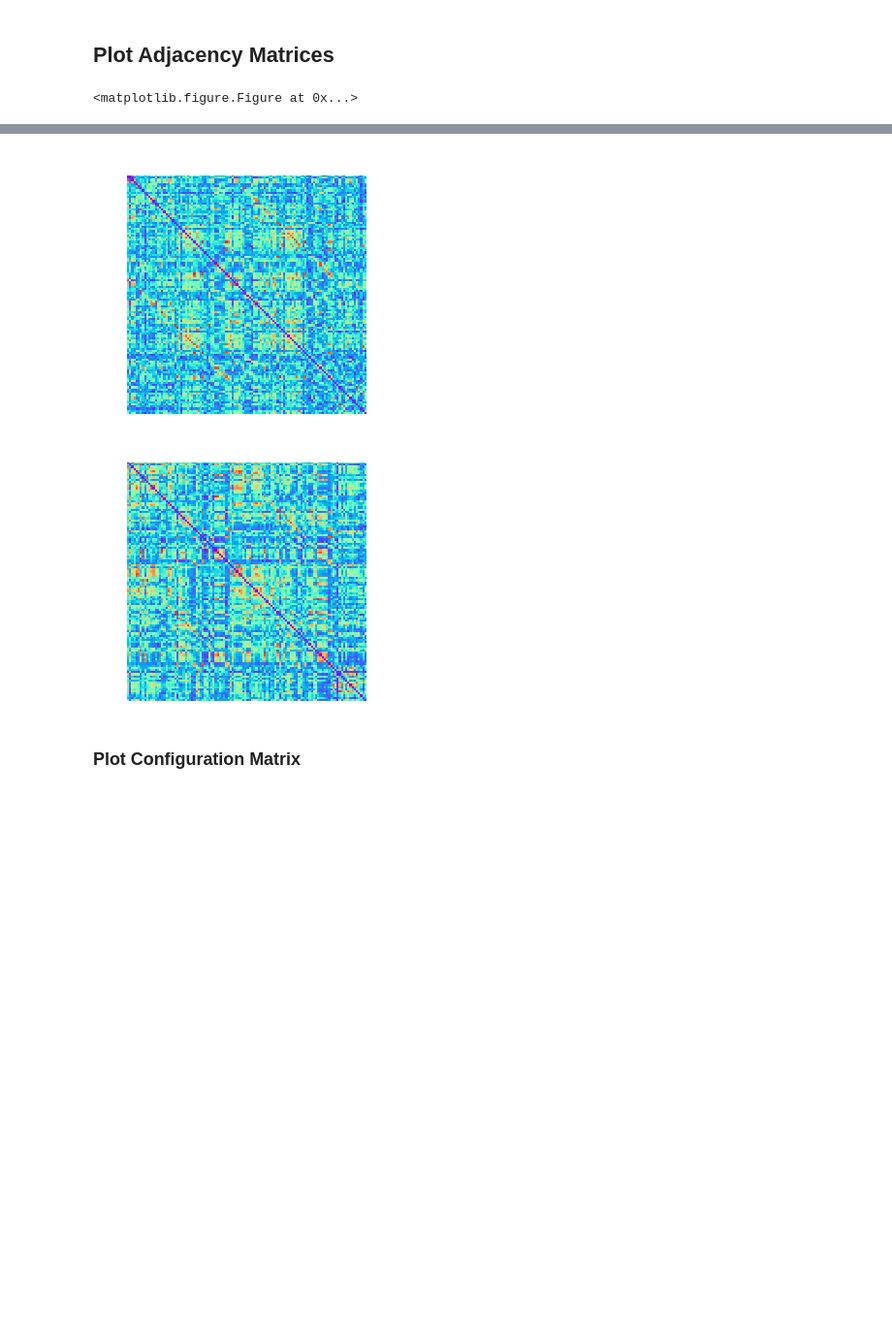
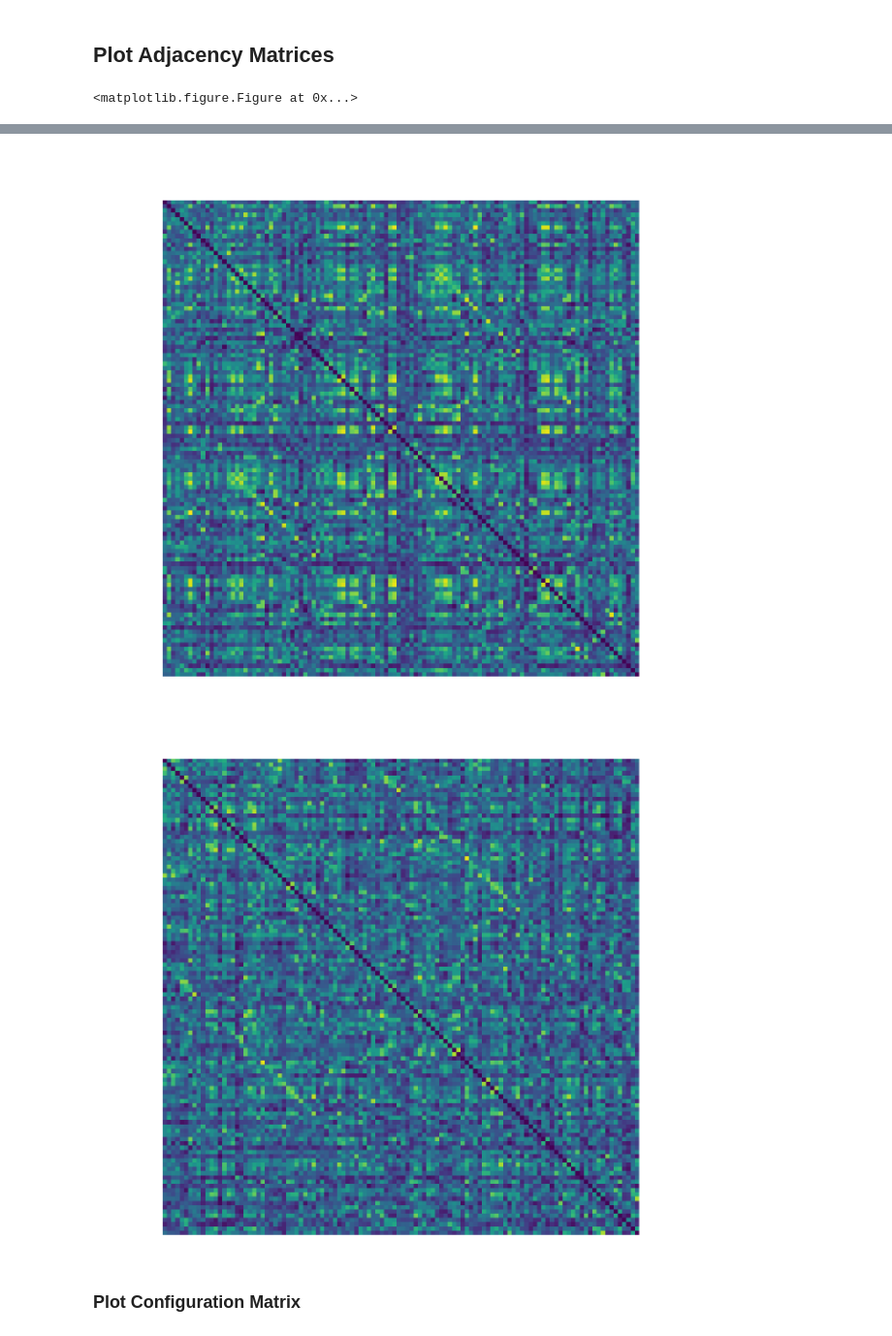
Before and after one commit to akhambhati/rs-2016-FuncBrainSubgraph, a Jupyter notebook: Analysis_Notebooks/e01-Measure_Dynamic_Functional_Networks_of_Multiband_rs-fMRI.ipynb, the cells around one changed output, grey strips where cells are left out. Shown at 97% size. Cells and saved outputs as stored; diff of their text form; code cells hidden in the pictures; blank space fills up the shorter version.

```diff
--- a/Analysis_Notebooks/e01-Measure_Dynamic_Functional_Networks_of_Multiband_rs-fMRI.ipynb
+++ b/Analysis_Notebooks/e01-Measure_Dynamic_Functional_Networks_of_Multiband_rs-fMRI.ipynb
@@ -250,28 +236,22 @@ else:
 # %% [markdown]
 ## Plot Adjacency Matrices
 # %%
-# Get list of DyNe Output Files
-dyne_outp = glob.glob("{}/*.dyne_output.hdf".format(path_ExpData))
-dyne_logs = glob.glob("{}/*.dyne_log.csv".format(path_ExpData))
-
-outp, log = np.random.permutation(zip(dyne_outp, dyne_logs))[0]
+# Get list of Output Files
+adj_paths = glob.glob('{}/Adjacency.*.npz'.format(path_ExpData))
+adj_path = np.random.permutation(adj_paths)[0]
 
 # Figure
 %matplotlib inline
 plt.figure()
 for ix, ii in enumerate([0, 1, -1]):
 
-    df_log = pd.read_csv(log, delimiter=',')
-    pipe_hash = df_log[df_log.PIPE_NAME == 'MTCoh'].DOWNSTREAM_HASH[0]
-
-    df_outp = h5py.File(outp, 'r')
-    data = df_outp[pipe_hash]['data'][ix, :, :]
-    df_outp.close()
-
+    df = np.load(adj_path)
+    data = df['adj_matr'][ix, :, :]
+    df.close()
 
     plt.figure()
     ax = plt.subplot(111)
-    mat = ax.matshow(data, cmap='rainbow', vmin=0, vmax=1)
+    mat = ax.matshow(data, cmap='viridis', vmin=0, vmax=1)
     ax.set_axis_off()
 
     plt.savefig('./e01-Figures/Sample_Adjacency_{}.svg'.format(ix+1))
@@ -283,5 +263,5 @@ for ix, ii in enumerate([0, 1, -1]):
-[figure, old version]
+[figure, new version]
-[figure, old version]
+[figure, new version]
 # %% [markdown]
 ### Plot Configuration Matrix
 # %%
```
Also changed, not shown: parts of 15 cells of this notebook.
